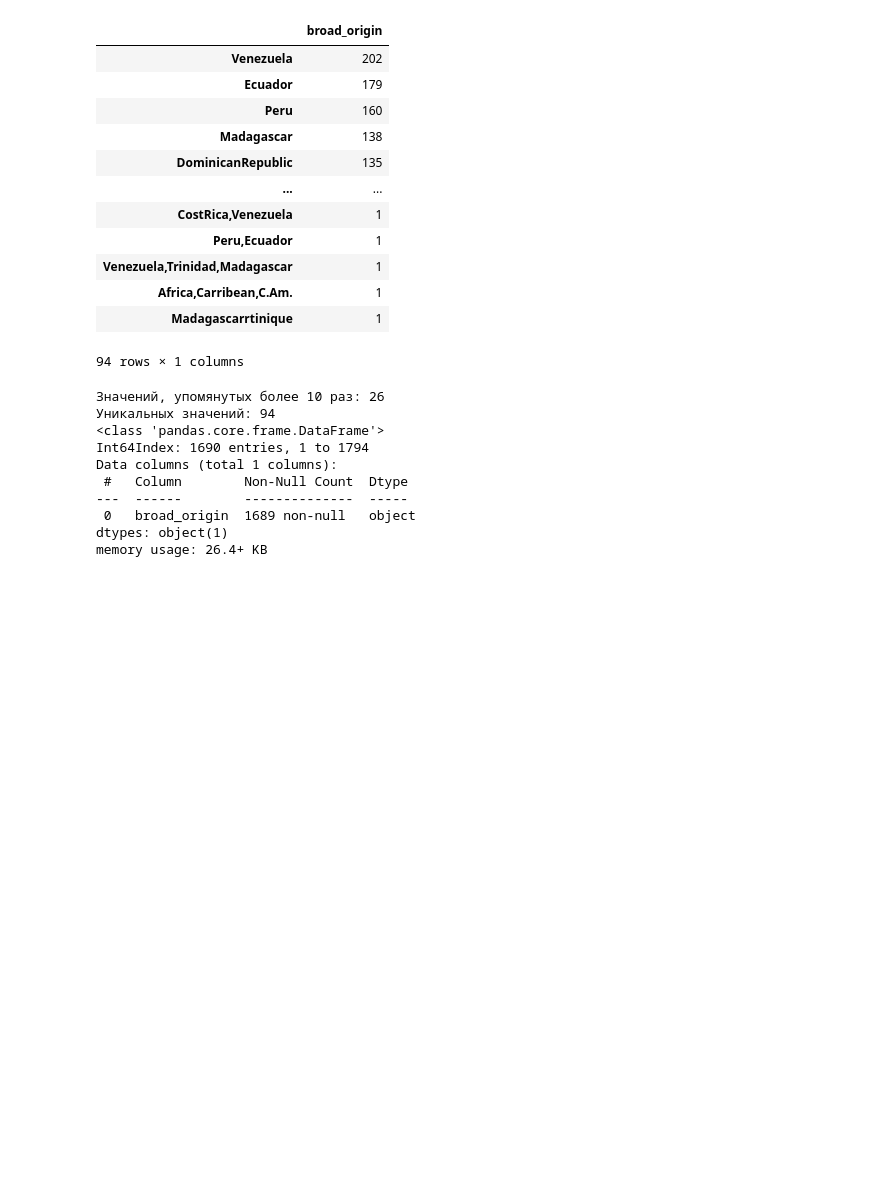
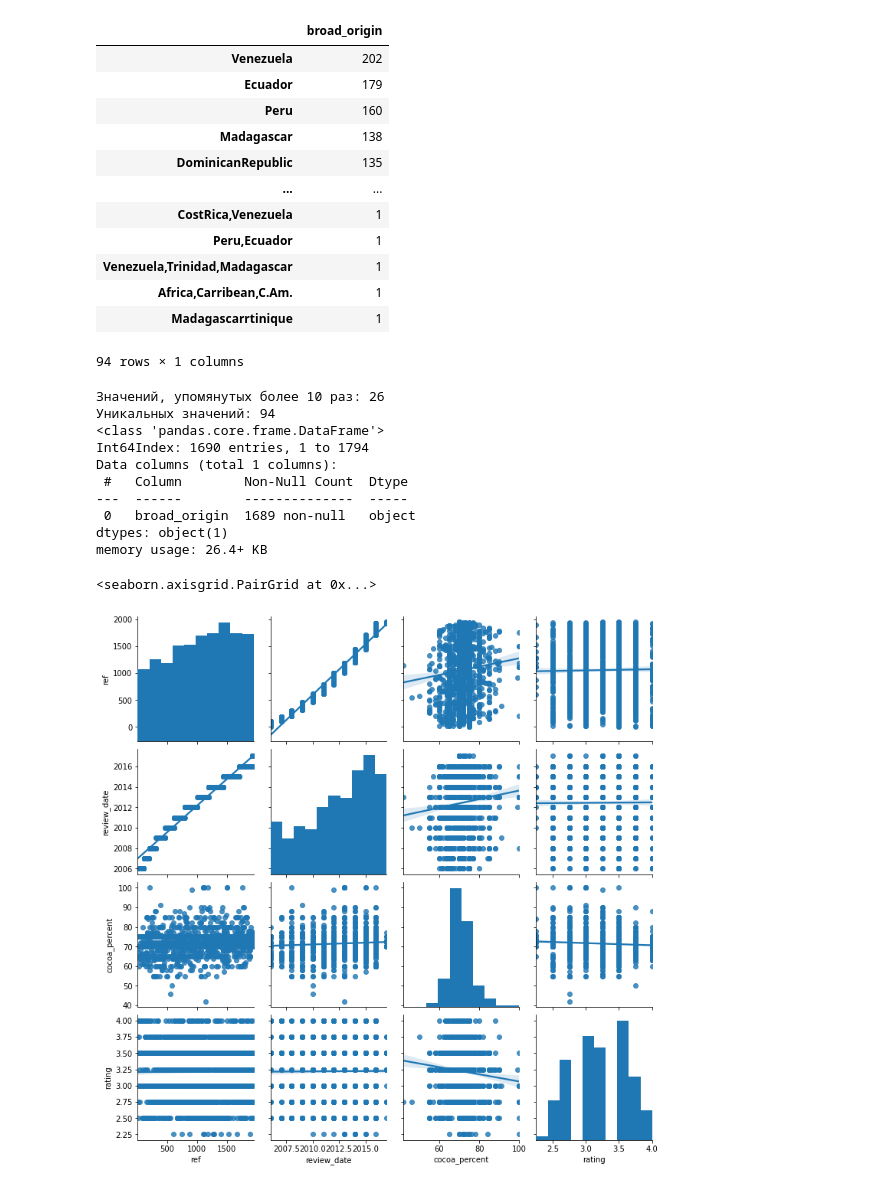
Before and after one commit to kmaestro/cacao_flavors, a Jupyter notebook: main.ipynb, the cells around one changed output. Saved outputs shown, nothing was run; the diff lists cells and outputs as text; code cells hidden in the pictures; blank space fills up the shorter version.

```diff
--- a/main.ipynb
+++ b/main.ipynb
@@ -411,3 +411,8 @@ Data columns (total 1 columns):
  0   broad_origin  1689 non-null   object
 dtypes: object(1)
 memory usage: 26.4+ KB
+# %%
+sns.pairplot(cacao, kind = 'reg')
+# %% [output]
+<seaborn.axisgrid.PairGrid at 0x...>
+[figure, added]
```
Also changed, not shown: parts of 1 cell of this notebook.
